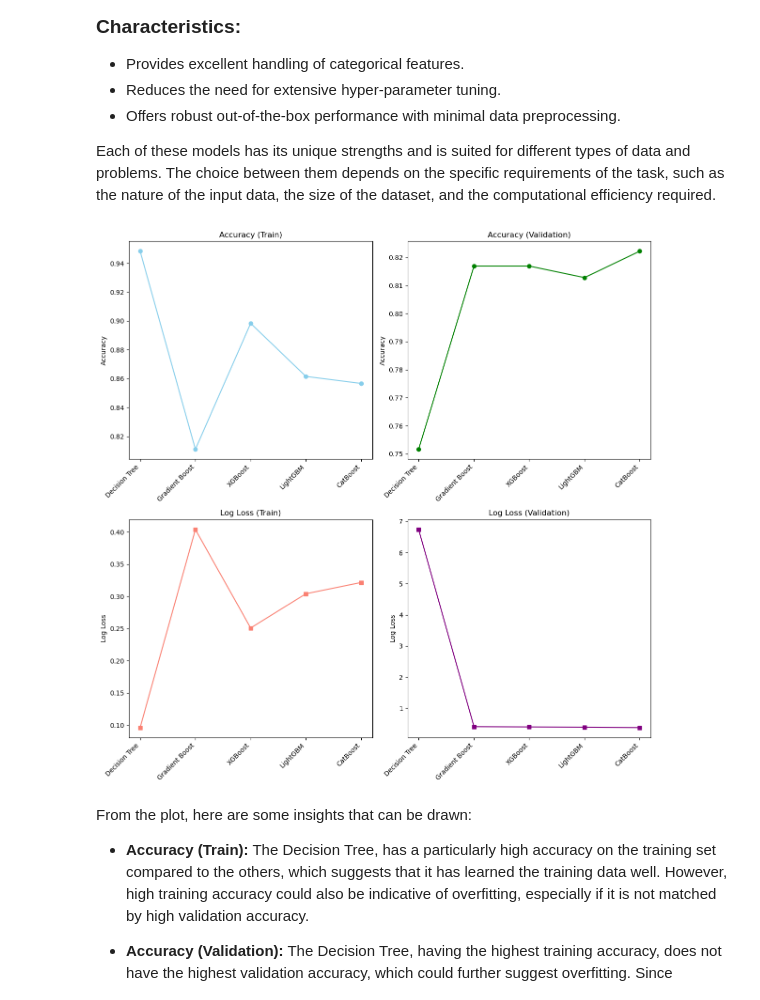
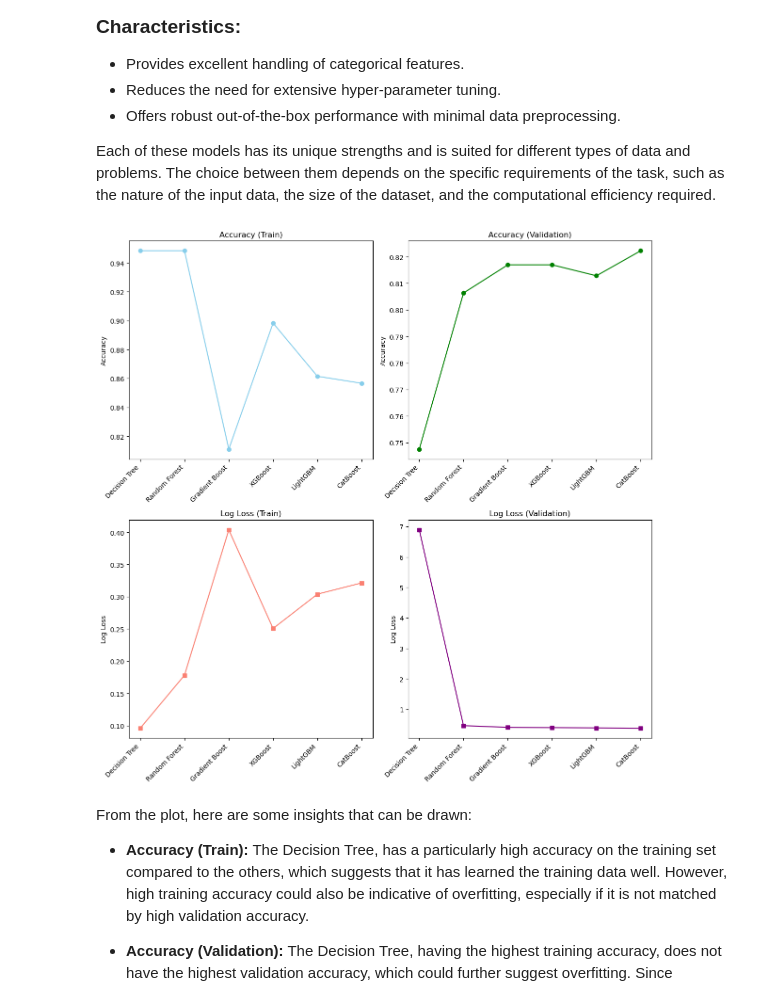
Before and after one commit to Greywolfie01/ML-Project, a Jupyter notebook: Decision_trees.ipynb, the cells around one changed output. Cells and saved outputs as stored; diff of their text form; code cells hidden in the pictures.

```diff
--- a/Decision_trees.ipynb
+++ b/Decision_trees.ipynb
@@ -206,6 +219,7 @@ X_train, X_val, y_train, y_val = train_test_split(X, y, test_size=0.2, random_st
 # Initialize models
 models = {
     "Decision Tree": DecisionTreeClassifier(),
+    "Random Forest": RandomForestClassifier(random_state=42),
     "Gradient Boost" : GradientBoostingClassifier(),
     "XGBoost": xgb.XGBClassifier(),
     "LightGBM": lgb.LGBMClassifier(verbose=-1),  # Set verbose to -1 to suppress output
@@ -253,34 +267,34 @@ model_indices = range(len(metrics["Model"]))
 axs[0, 0].plot(model_indices, metrics["Accuracy (Train)"], marker='o', linestyle='-', color='skyblue')
 axs[0, 0].set_title('Accuracy (Train)')
 axs[0, 0].set_xticks(model_indices)
 axs[0, 0].set_xticklabels(metrics["Model"], rotation=45, ha='right')
 axs[0, 0].set_ylabel('Accuracy')
 
 # Line plot for Accuracy (Validation)
 axs[0, 1].plot(model_indices, metrics["Accuracy (Validation)"], marker='o', linestyle='-', color='green')
 axs[0, 1].set_title('Accuracy (Validation)')
 axs[0, 1].set_xticks(model_indices)
 axs[0, 1].set_xticklabels(metrics["Model"], rotation=45, ha='right')
 axs[0, 1].set_ylabel('Accuracy')
 
 # Line plot for Log Loss (Train)
 axs[1, 0].plot(model_indices, metrics["Log Loss (Train)"], marker='s', linestyle='-', color='salmon')
 axs[1, 0].set_title('Log Loss (Train)')
 axs[1, 0].set_xticks(model_indices)
 axs[1, 0].set_xticklabels(metrics["Model"], rotation=45, ha='right')
 axs[1, 0].set_ylabel('Log Loss')
 
 # Line plot for Log Loss (Validation)
 axs[1, 1].plot(model_indices, metrics["Log Loss (Validation)"], marker='s', linestyle='-', color='purple')
 axs[1, 1].set_title('Log Loss (Validation)')
 axs[1, 1].set_xticks(model_indices)
 axs[1, 1].set_xticklabels(metrics["Model"], rotation=45, ha='right')
 axs[1, 1].set_ylabel('Log Loss')
 
 plt.tight_layout()
 plt.show()
 # %% [output]
-[figure, old version]
+[figure, new version]
 # %% [markdown]
 From the plot, here are some insights that can be drawn:
 
```
Also changed, not shown: parts of 16 cells of this notebook.
